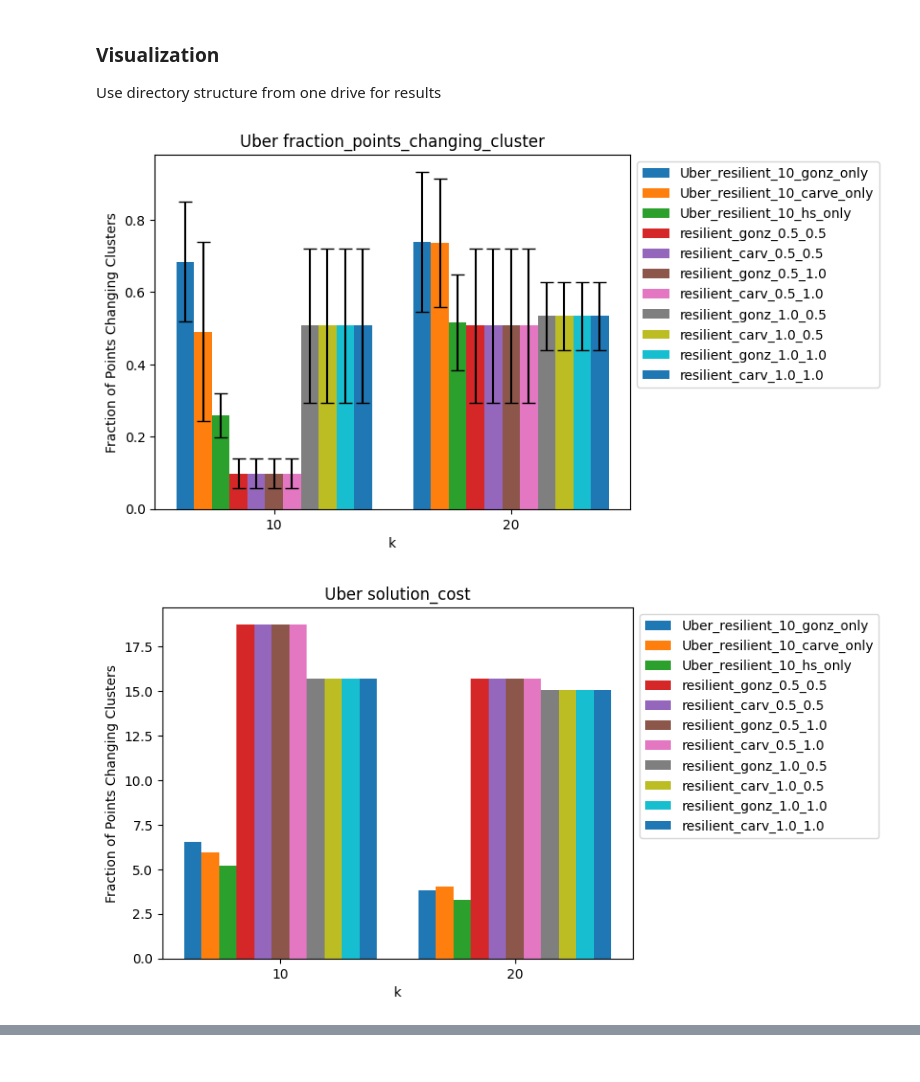
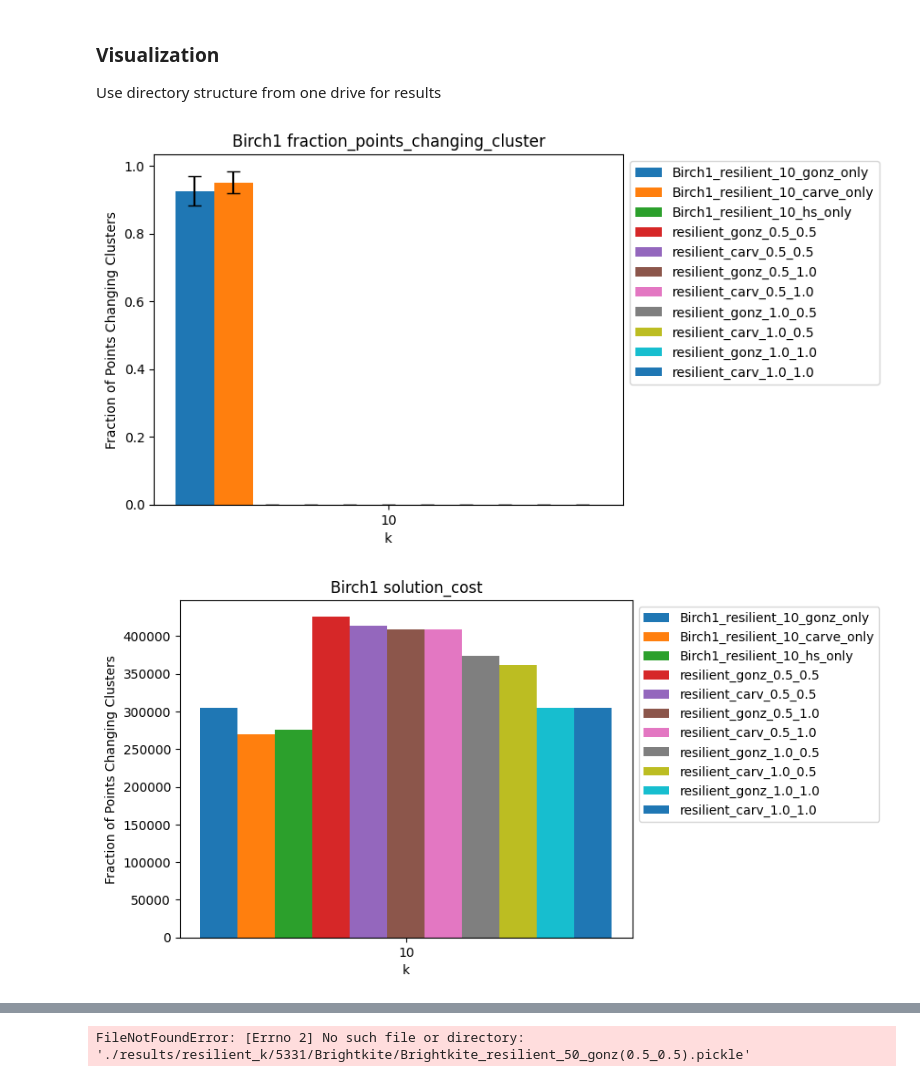
Before and after one commit to yoannalhc/comp5331-grp6, a Jupyter notebook: COMP5331_Project_refactored.ipynb, the cells around one changed output, grey strips where cells are left out. Saved outputs shown, nothing was run; the diff lists cells and outputs as text; code cells hidden in the pictures.

Commit message:
found suitable epsilon

```diff
--- a/COMP5331_Project_refactored.ipynb
+++ b/COMP5331_Project_refactored.ipynb
@@ -69,6 +82,15 @@ for ds in dataset:
 # %% [markdown]
 ### Calculate possible range for epsilon
 # %%
+from pprint import pprint
+def pick_epsilon(lambda_, n):
+    epsilion_lower_bound = (3 * np.log(ds.lamb) * np.log(n) ** 2) / n
+    epsilion_upper_bound = 1
+    epsilon = np.random.uniform(epsilion_lower_bound, epsilion_upper_bound)
+    while (1+epsilon) >= lambda_:
+        epsilon = np.random.uniform(epsilion_lower_bound, epsilion_upper_bound)
+
+    return epsilon
 dataset = [Uber(join(ds_path, "uber/uber_epsilon.csv"), lamb=1.1, k=10),
            Geo(join(ds_path, "snap_standford/Brightkite_epsilon.csv"), "Brightkite", lamb=1.1, k=50),
            Geo(join(ds_path, "snap_standford/Gowalla_epsilon.csv"), "Gowalla", lamb=1.001, k=50),
@@ -79,9 +101,15 @@ dataset = [Uber(join(ds_path, "uber/uber_epsilon.csv"), lamb=1.1, k=10),
            HighDim(join(ds_path, "high_dim/dim064_epsilon.csv"), dim=64, lamb=1.1, k=10),
            HighDim(join(ds_path, "high_dim/dim128_epsilon.csv"), dim=128, lamb=1.1, k=10)
            ]
+# Create epsilon for each lambda and data size combination
+eps_dict = {}
 for ds in dataset:
+    lamb = ds.lamb
     pair1, pair2 = ds.load()
     n = len(pair1)
-    # 1 > epsilon > (3ln(lamda) ln^2 n ) / n
-    epsilon = (3 * np.log(ds.lamb) * np.log(n) ** 2) / n
-    range
+    if lamb == 1.1:
+        epsilon = 0.05
+    elif lamb == 1.001:
+        epsilon = 0.0005
+    eps_dict[(lamb,n)] = epsilon
+pprint(eps_dict)
@@ -152,7 +177,7 @@ def experiment(ds, resilient_k_param, plot_path, result_path, epsilon = 0.3):
                     if not isdir(this_plot_path):
                         mkdir(this_plot_path)
 
-                    plot_cluster_result(pt1, pt2, label1, label2, this_plot_path, ds, algo, alpha, beta)
+                    # plot_cluster_result(pt1, pt2, label1, label2, this_plot_path, ds, algo, alpha, beta)
 # %%
 ds_path = "./dataset"
 resilient_k_param ={"alpha": [0.5, 1.0],
@@ -170,9 +195,8 @@ if not isdir(result_path):
 # %%
 dataset = [Uber(join(ds_path, "uber/uber_epsilon.csv"), lamb=1.1, k=10),
            Uber(join(ds_path, "uber/uber_epsilon.csv"), lamb=1.1, k=20)]
-pair1, pair2 = dataset[0].load()
-epsilon = pick_epsilon(1.1, len(pair1))
+
 for ds in dataset:
-    experiment(ds, resilient_k_param, plot_path, result_path, epsilon=epsilon)
+    experiment(ds, resilient_k_param, plot_path, result_path, epsilon=eps_dict[(ds.lamb, len(pair1))])
 # %% [output]
 Processing Uber dataset with k=10, lamb=1.1, alpha=0.5, beta=0.5, algorithm=gonz, seed=5331
@@ -209,7 +237,7 @@ dataset = [Birch(join(ds_path, "birch/shrink_birch1_epsilon.csv"), subset=1, lam
            Birch(join(ds_path, "birch/shrink_birch3_epsilon.csv"), subset=3, lamb=1.1, k=20)]
 
 for ds in dataset:
-    experiment(ds, resilient_k_param, plot_path, result_path)
+    experiment(ds, resilient_k_param, plot_path, result_path, epsilon=eps_dict[(ds.lamb, len(pair1))])
 # %% [markdown]
 #### 4.High dim
 # %%
@@ -387,9 +415,9 @@ import pickle
 import matplotlib.pyplot as plt
 results ={
     # dataset : k, seed, a, b (need to access resilient and baseline)
-    # 'Birch1': [[10],[5331,5332,5333], (0.5, 1.0), (0.5, 1.0)],
-    # 'Birch2': [[20],[5331,5332,5333], (0.5, 1.0), (0.5, 1.0)],
-    # 'Birch3': [[10],[5331,5332,5333], (0.5, 1.0), (0.5, 1.0)],
+    'Birch1': [[10],[5331,5332,5333], (0.5, 1.0), (0.5, 1.0)],
+    'Birch2': [[20],[5331,5332,5333], (0.5, 1.0), (0.5, 1.0)],
+    'Birch3': [[10],[5331,5332,5333], (0.5, 1.0), (0.5, 1.0)],
     # 'Brightkite': [[50,100],[5331,5332,5333], (0.5, 1.0), (0.5, 1.0)],
     # 'HighDim32' : [[10,20],[5331,5332,5333], (0.5, 1.0), (0.5, 1.0)],
     # 'HighDim64' : [[10,20],[5331,5332,5333], (0.5, 1.0), (0.5, 1.0)],
@@ -524,32 +552,32 @@ for ds_name, params in results.items():
             model_result_std = []
             for model in cluster_result[k]:
 
                 model_result_mean.append(cluster_result[k][model][key][0])
                 model_result_std.append(cluster_result[k][model][key][1])
             model_results_means.append(model_result_mean)
             model_results_stds.append(model_result_std)
         means = np.vstack(model_results_means).T
         stds = np.vstack(model_results_stds).T
 
         x = np.arange(len(cluster_result))  # the label locations
         width = 0.075  # the width of the bars
 
         # Create bars for each set of data
         for i, fraction in enumerate(means):
             plt.bar(x + i * width, fraction, width, label=model_name_list[i], capsize=5)
 
         # Add some text for labels, title, and custom x-axis tick labels, etc.
         plt.xlabel('k')
         plt.ylabel('Fraction of Points Changing Clusters')
         plt.title(f'{ds_name} {key}')
         plt.xticks(x + width * (len(model_name_list) - 1) / 2, cluster_result.keys())
         plt.legend(loc='upper left', bbox_to_anchor=(1, 1))
 
         # Show the plot
         # plt.tight_layout()
         plt.savefig(f"{ds_name}_{key}.png")
         plt.show()
     cluster_results[ds_name] = cluster_result
 # %% [output]
-[figure, old version]
+[figure, new version]
-[figure, old version]
+[figure, new version]
@@ -556,0 +591 @@ for ds_name, params in results.items():
+FileNotFoundError: [Errno 2] No such file or directory: './results/resilient_k/5331/Brightkite/Brightkite_resilient_50_gonz(0.5_0.5).pickle'
```
Also changed, not shown: parts of 7 cells of this notebook, 27 other files.
